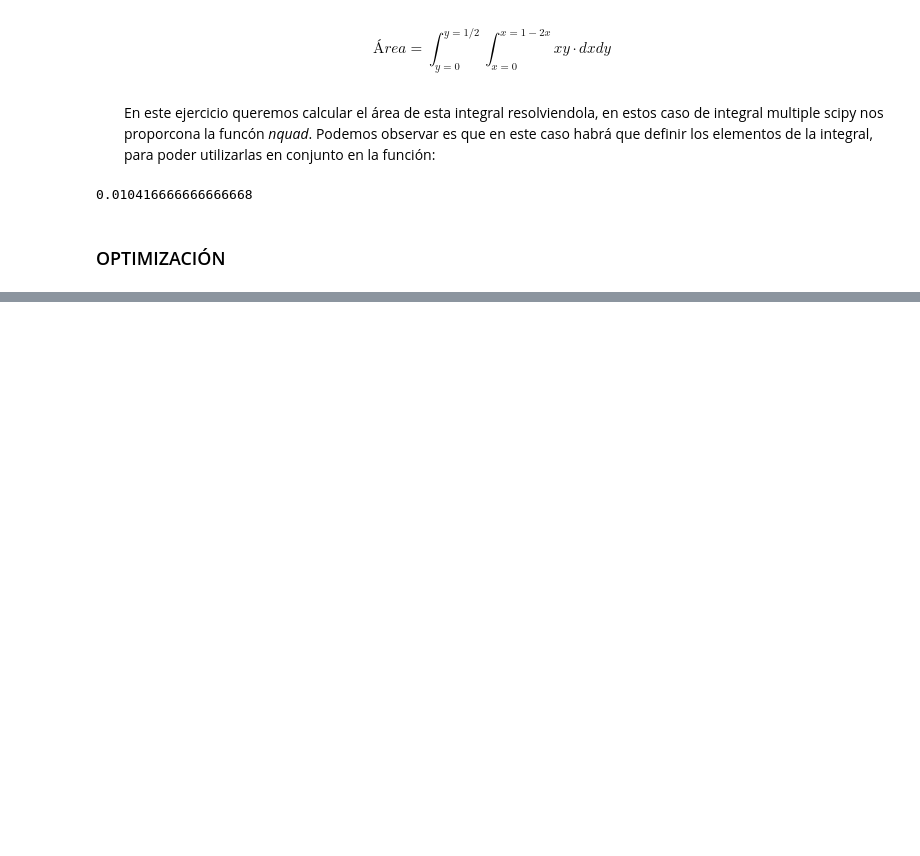
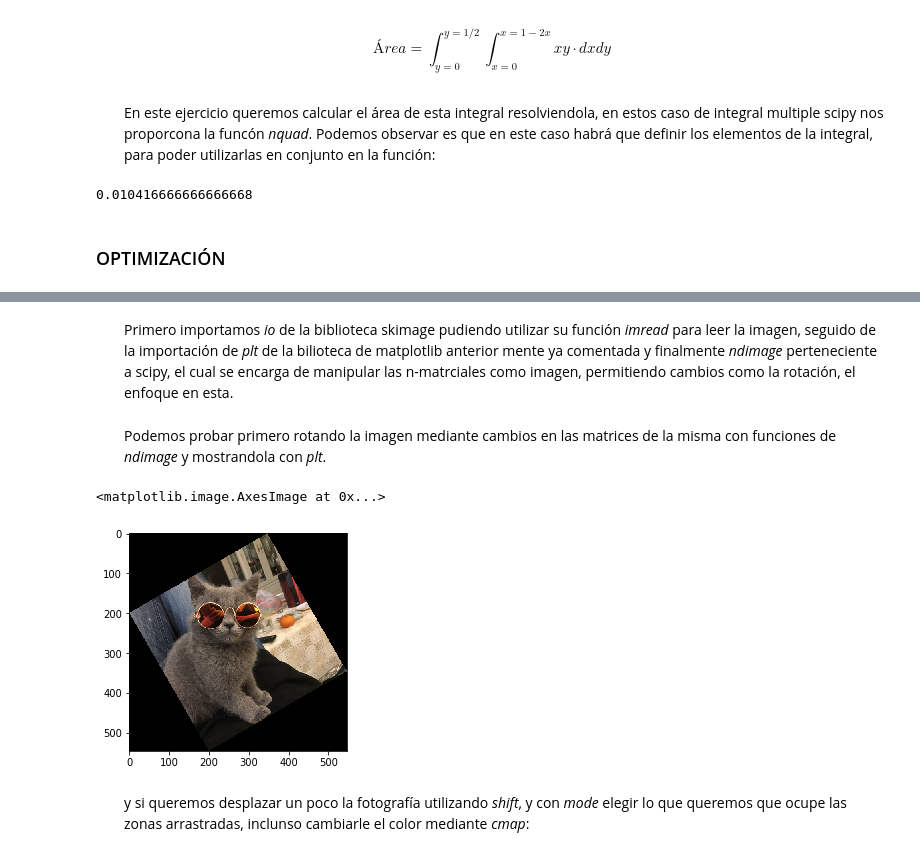
Before and after one commit to Yalin-criptomoneda/Excursion, a Jupyter notebook: Numpy.ipynb, the cells around one changed output, grey strips where cells are left out. Saved outputs shown, nothing was run; the diff lists cells and outputs as text; code cells hidden in the pictures; blank space fills up the shorter version.

```diff
--- a/Numpy.ipynb
+++ b/Numpy.ipynb
@@ -548,0 +626,3 @@ def objetivo(x):
+# %%
+from skimage import io
+gato = io.imread("gato.jpg")
@@ -548,0 +633,18 @@ def objetivo(x):
+# %% [markdown]
+<ul>
+Primero importamos <i>io</i> de la biblioteca skimage pudiendo utilizar su función <i>imread</i> para leer la imagen, seguido  de la importación de <i>plt</i> de la bilioteca de matplotlib anterior mente ya comentada y finalmente <i>ndimage</i> perteneciente a scipy, el cual se encarga de manipular las n-matrciales como imagen, permitiendo cambios como la rotación, el enfoque en esta.
+</ul>
+# %% [markdown]
+<ul>
+Podemos probar primero rotando la imagen mediante cambios en las matrices de la misma con funciones de <i>ndimage</i> y mostrandola con <i>plt</i>.
+</ul>
+# %%
+rotar = ndimage.rotate(gato, 30)
+plt.imshow(rotar)
+# %% [output]
+<matplotlib.image.AxesImage at 0x...>
+[figure, added]
+# %% [markdown]
+<ul>
+    y si queremos desplazar un poco la fotografía utilizando <i>shift</i>, y con <i>mode</i> elegir lo que queremos que ocupe las zonas arrastradas, inclunso cambiarle el color mediante <i>cmap</i>:
+    </ul>
```
Also changed, not shown: parts of 41 cells of this notebook.
